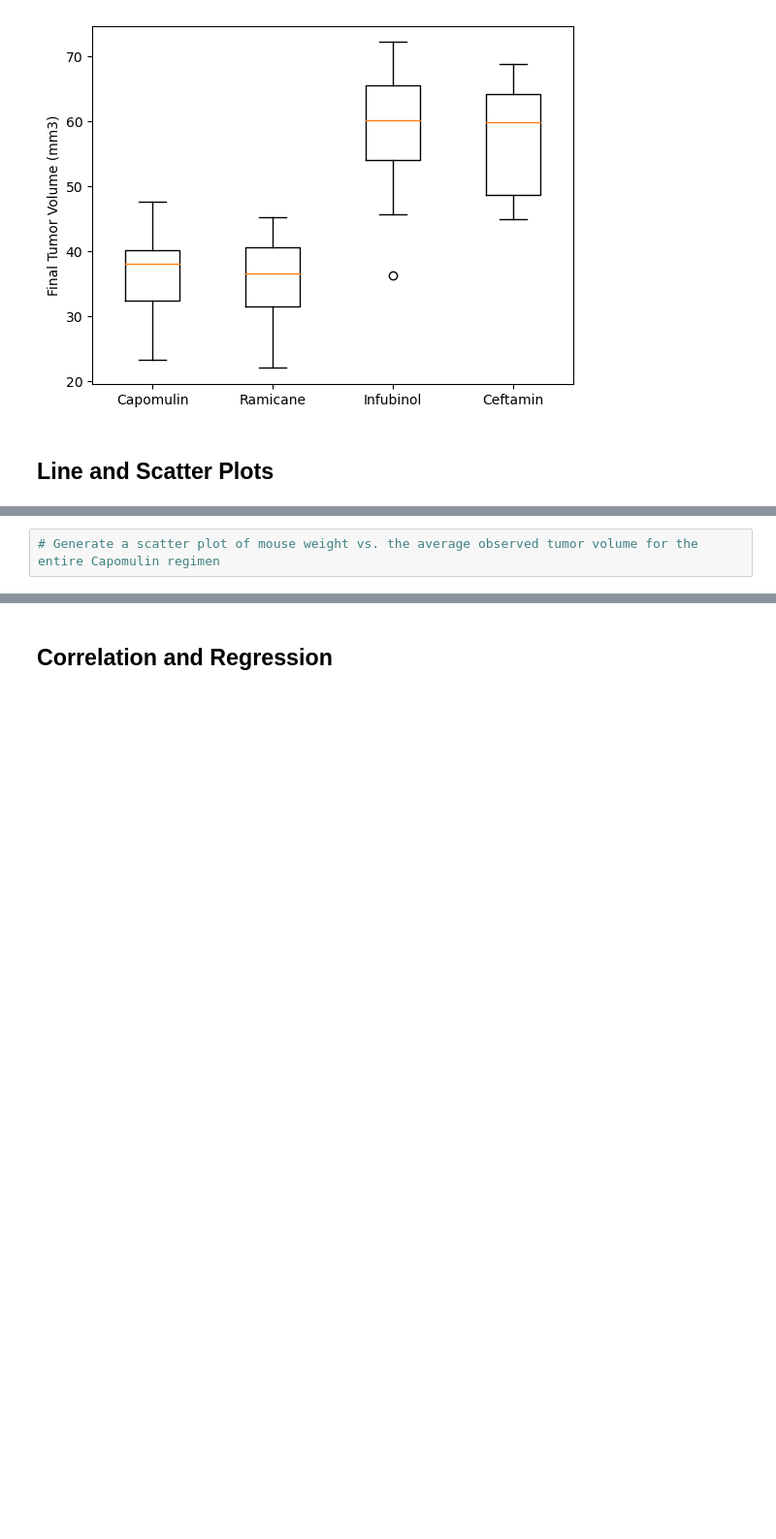
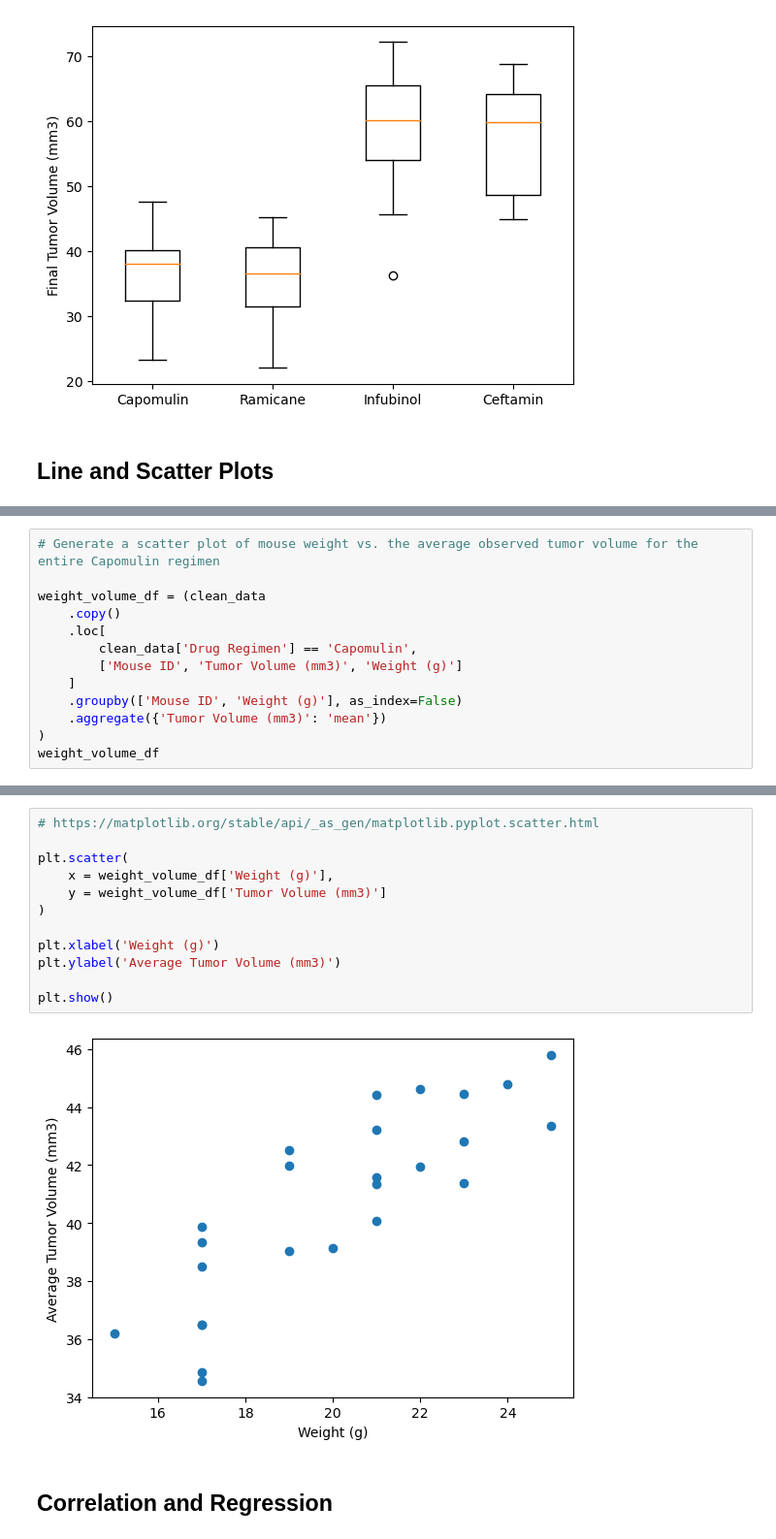
Before and after one commit to tsbarr/matplotlib-challenge, a Jupyter notebook: Pymaceuticals/pymaceuticals_analysis_tsbarr.ipynb, the cells around one changed output, grey strips where cells are left out. Shown at 97% size. Cells and saved outputs as stored; diff of their text form; blank space fills up the shorter version.

```diff
--- a/Pymaceuticals/pymaceuticals_analysis_tsbarr.ipynb
+++ b/Pymaceuticals/pymaceuticals_analysis_tsbarr.ipynb
@@ -328,2 +365,13 @@ plt.show()
 # %%
 # Generate a scatter plot of mouse weight vs. the average observed tumor volume for the entire Capomulin regimen
+
+weight_volume_df = (clean_data
+    .copy()
+    .loc[
+        clean_data['Drug Regimen'] == 'Capomulin',
+        ['Mouse ID', 'Tumor Volume (mm3)', 'Weight (g)']
+    ]
+    .groupby(['Mouse ID', 'Weight (g)'], as_index=False)
+    .aggregate({'Tumor Volume (mm3)': 'mean'})
+)
+weight_volume_df
@@ -330,3 +396,17 @@ plt.show()
+# %%
+# https://matplotlib.org/stable/api/_as_gen/matplotlib.pyplot.scatter.html
+
+plt.scatter(
+    x = weight_volume_df['Weight (g)'],
+    y = weight_volume_df['Tumor Volume (mm3)']
+)
+
+plt.xlabel('Weight (g)')
+plt.ylabel('Average Tumor Volume (mm3)')
+
+plt.show()
+# %% [output]
+[figure, added]
 # %% [markdown]
 ## Correlation and Regression
 # %%
```
Also changed, not shown: parts of 3 cells of this notebook.
